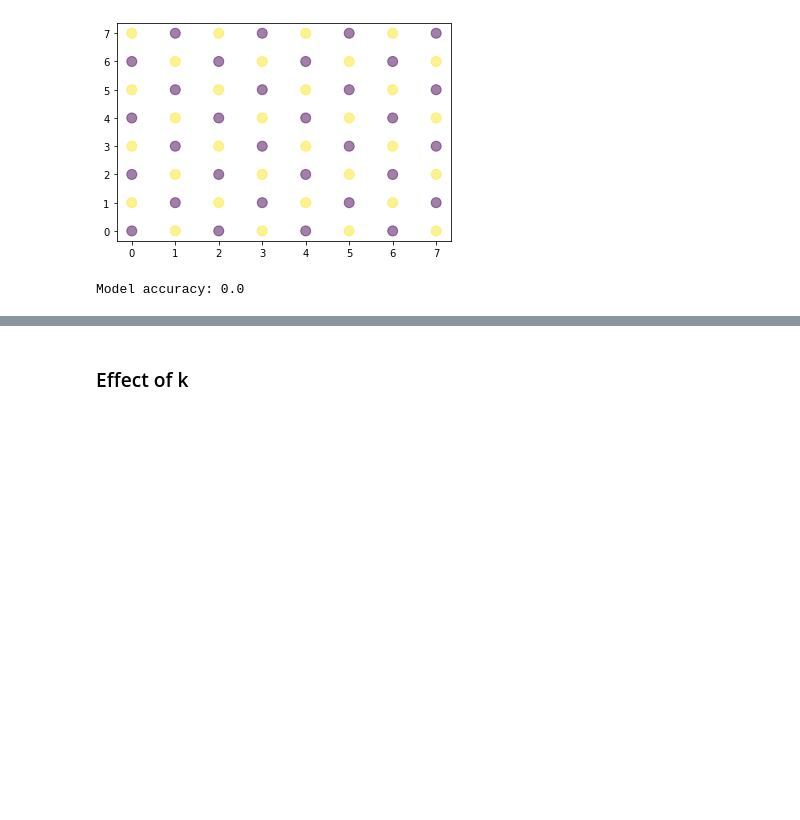
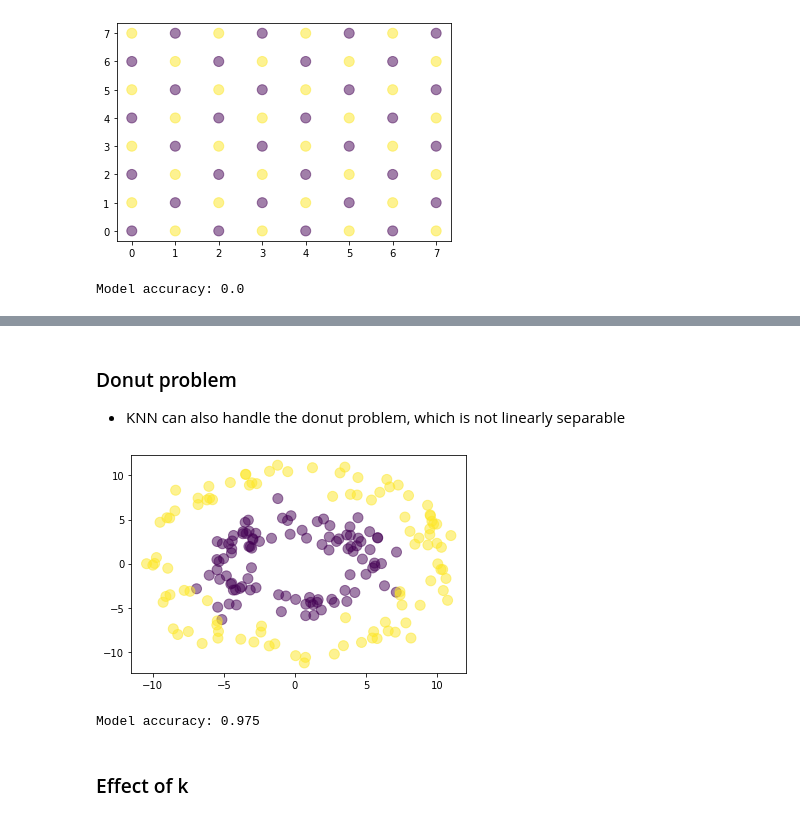
Before and after one commit to ncapek/machine_learning, a Jupyter notebook: supervised_learning/supervised_learning.ipynb, the cells around one changed output, grey strips where cells are left out. Cells and saved outputs as stored; diff of their text form; code cells hidden in the pictures; blank space fills up the shorter version.

```diff
--- a/supervised_learning/supervised_learning.ipynb
+++ b/supervised_learning/supervised_learning.ipynb
@@ -184,3 +197,19 @@ Model accuracy: 0.0
+# %% [markdown]
+### Donut problem
+- KNN can also handle the donut problem, which is not linearly separable
+# %%
+from utils import get_donut
+
+X, Y = get_donut()
+plt.scatter(X[:, 0], X[:, 1], s=100, c=Y, alpha=0.5)
+plt.show()
+
+model = KNN(3)
+model.fit(X, Y)
+print(f"Model accuracy: {model.score(X, Y)}")
+# %% [output]
+[figure, added]
+Model accuracy: 0.975
 # %% [markdown]
 ### Effect of k
 # %% [markdown]
```
Also changed, not shown: parts of 5 cells of this notebook, 1 other file.
